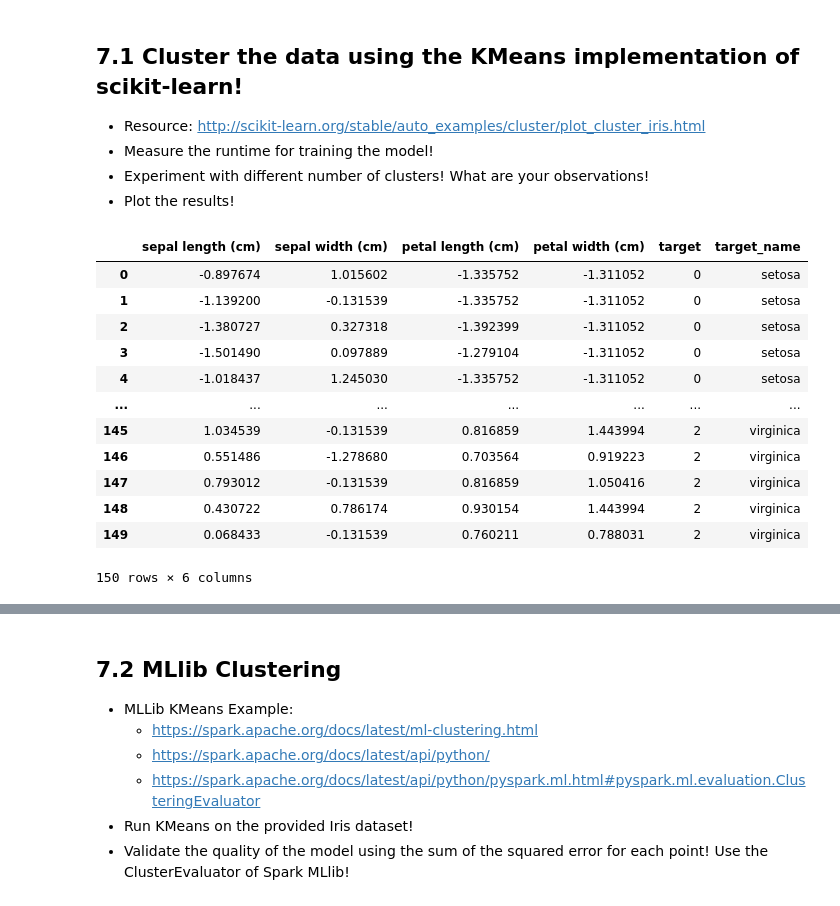
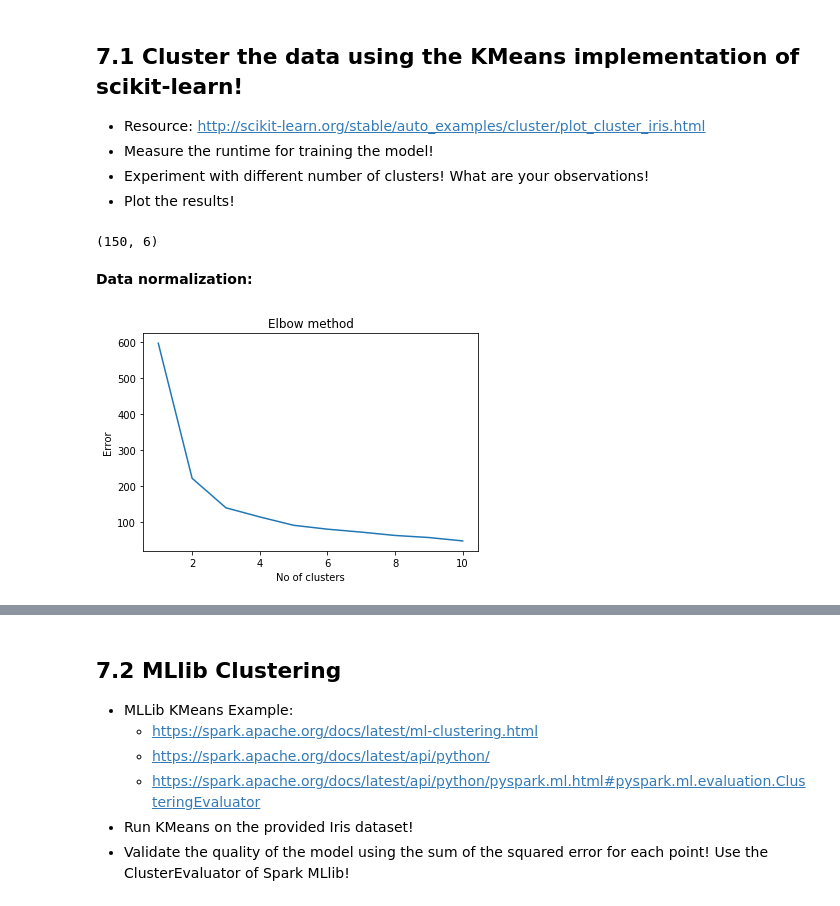
Before and after one commit to bgrt/exercise-students-2020, a Jupyter notebook: 07_KMeans/07_Kmeans.ipynb, the cells around one changed output, grey strips where cells are left out. Saved outputs shown, nothing was run; the diff lists cells and outputs as text; code cells hidden in the pictures.

```diff
--- a/07_KMeans/07_Kmeans.ipynb
+++ b/07_KMeans/07_Kmeans.ipynb
@@ -38,24 +37,31 @@ iris_df.head()
 * Measure the runtime for training the model!
 * Experiment with different number of clusters! What are your observations!
 * Plot the results!
+# %%
+iris_df.shape
+# %% [output]
+(150, 6)
+# %% [markdown]
+**Data normalization:**
 # %%
 iris_df.iloc[:,:4] = (iris_df.iloc[:,:4] - iris_df.iloc[:,:4].mean())/iris_df.iloc[:,:4].std()
-# %%
-iris_df
-# %% [output]
-|  | sepal length (cm) | sepal width (cm) | petal length (cm) | petal width (cm) | target | target_name |
-| 0 | -0.897674 | 1.015602 | -1.335752 | -1.311052 | 0 | setosa |
-| 1 | -1.139200 | -0.131539 | -1.335752 | -1.311052 | 0 | setosa |
-| 2 | -1.380727 | 0.327318 | -1.392399 | -1.311052 | 0 | setosa |
-| 3 | -1.501490 | 0.097889 | -1.279104 | -1.311052 | 0 | setosa |
-| 4 | -1.018437 | 1.245030 | -1.335752 | -1.311052 | 0 | setosa |
-| ... | ... | ... | ... | ... | ... | ... |
-| 145 | 1.034539 | -0.131539 | 0.816859 | 1.443994 | 2 | virginica |
-| 146 | 0.551486 | -1.278680 | 0.703564 | 0.919223 | 2 | virginica |
-| 147 | 0.793012 | -0.131539 | 0.816859 | 1.050416 | 2 | virginica |
-| 148 | 0.430722 | 0.786174 | 0.930154 | 1.443994 | 2 | virginica |
-| 149 | 0.068433 | -0.131539 | 0.760211 | 0.788031 | 2 | virginica |
-150 rows × 6 columns
+# %%
+X = iris_df.iloc [:, :4].values
+y = iris_df.target.values
+# %%
+errors =[]
+for i in range(1, 11):
+    kmeans = KMeans(n_clusters = i).fit(X)
+    kmeans.fit(X)
+    errors.append(kmeans.inertia_)
+
+plt.plot(range(1, 11), errors)
+plt.title('Elbow method')
+plt.xlabel('No of clusters')
+plt.ylabel('Error')
+plt.show()
+# %% [output]
+[figure, added]
 # %%
 kmeans = KMeans(n_clusters=3, random_state=0)
 # %%
```
Also changed, not shown: parts of 8 cells of this notebook.
